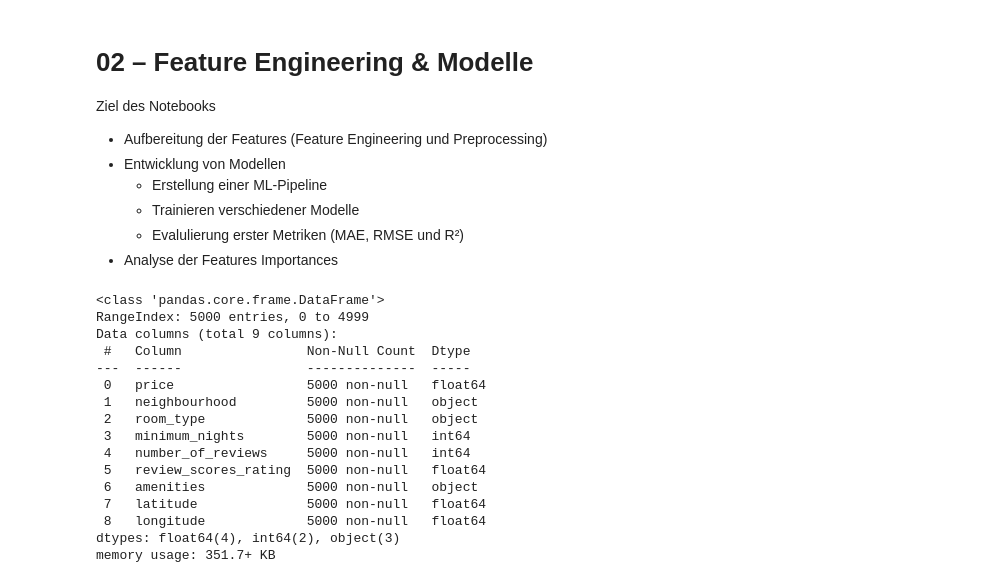
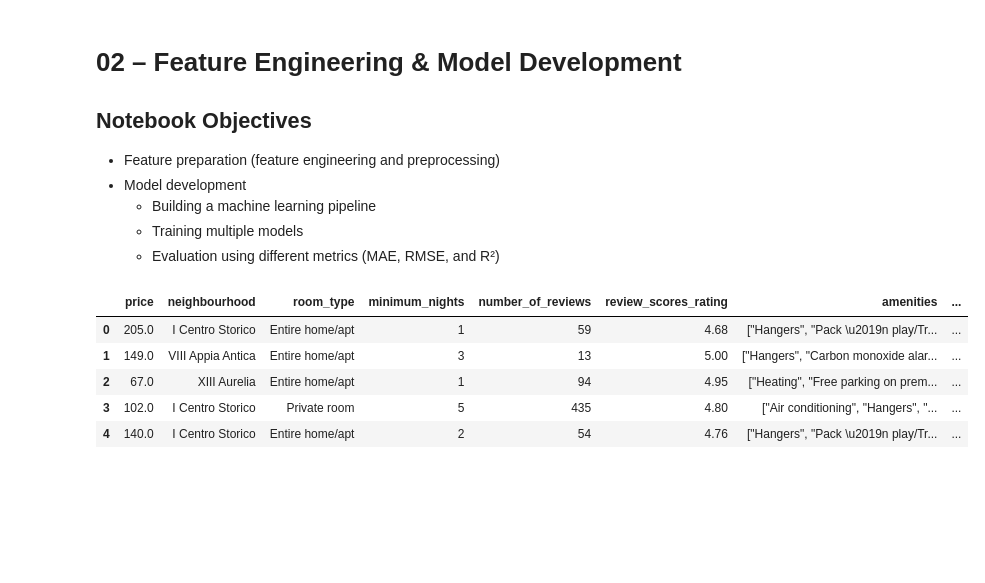
Before and after one commit to LukasO95/data-portfolio, a Jupyter notebook: data-science/airbnb-price-prediction/notebooks/02_feature_engineering_and_model.ipynb, the cells around one changed output. Saved outputs shown, nothing was run; the diff lists cells and outputs as text; code cells hidden in the pictures; blank space fills up the shorter version.

```diff
--- a/data-science/airbnb-price-prediction/notebooks/02_feature_engineering_and_model.ipynb
+++ b/data-science/airbnb-price-prediction/notebooks/02_feature_engineering_and_model.ipynb
@@ -1,10 +0,0 @@
-# %% [markdown]
-# 02 – Feature Engineering & Modelle
-
-Ziel des Notebooks
-- Aufbereitung der Features (Feature Engineering und Preprocessing)
-- Entwicklung von Modellen
-    - Erstellung einer ML-Pipeline
-    - Trainieren verschiedener Modelle
-    - Evalulierung erster Metriken (MAE, RMSE und R²)
-- Analyse der Features Importances
@@ -25,0 +1,9 @@ import os
+# %% [markdown]
+# 02 – Feature Engineering & Model Development
+
+## Notebook Objectives
+- Feature preparation (feature engineering and preprocessing)
+- Model development
+  - Building a machine learning pipeline
+  - Training multiple models
+  - Evaluation using different metrics (MAE, RMSE, and R²)
@@ -26,23 +28,12 @@ import os
 # %%
-# Daten laden
+# Daten laden & aufbereiten
 
-df = pd.read_csv("../data/processed/sample_listings.csv")
+df = load_sample_listings()
 df.head()
-df.info()
 # %% [output]
-<class 'pandas.core.frame.DataFrame'>
-RangeIndex: 5000 entries, 0 to 4999
-Data columns (total 9 columns):
- #   Column                Non-Null Count  Dtype
----  ------                --------------  -----
- 0   price                 5000 non-null   float64
- 1   neighbourhood         5000 non-null   object
- 2   room_type             5000 non-null   object
- 3   minimum_nights        5000 non-null   int64
- 4   number_of_reviews     5000 non-null   int64
- 5   review_scores_rating  5000 non-null   float64
- 6   amenities             5000 non-null   object
- 7   latitude              5000 non-null   float64
- 8   longitude             5000 non-null   float64
-dtypes: float64(4), int64(2), object(3)
-memory usage: 351.7+ KB
+|  | price | neighbourhood | room_type | minimum_nights | number_of_reviews | review_scores_rating | amenities | ... |
+| 0 | 205.0 | I Centro Storico | Entire home/apt | 1 | 59 | 4.68 | ["Hangers", "Pack \u2019n play/Tr... | ... |
+| 1 | 149.0 | VIII Appia Antica | Entire home/apt | 3 | 13 | 5.00 | ["Hangers", "Carbon monoxide alar... | ... |
+| 2 | 67.0 | XIII Aurelia | Entire home/apt | 1 | 94 | 4.95 | ["Heating", "Free parking on prem... | ... |
+| 3 | 102.0 | I Centro Storico | Private room | 5 | 435 | 4.80 | ["Air conditioning", "Hangers", "... | ... |
+| 4 | 140.0 | I Centro Storico | Entire home/apt | 2 | 54 | 4.76 | ["Hangers", "Pack \u2019n play/Tr... | ... |
```
Also changed, not shown: parts of 21 cells of this notebook, 1 other file.
